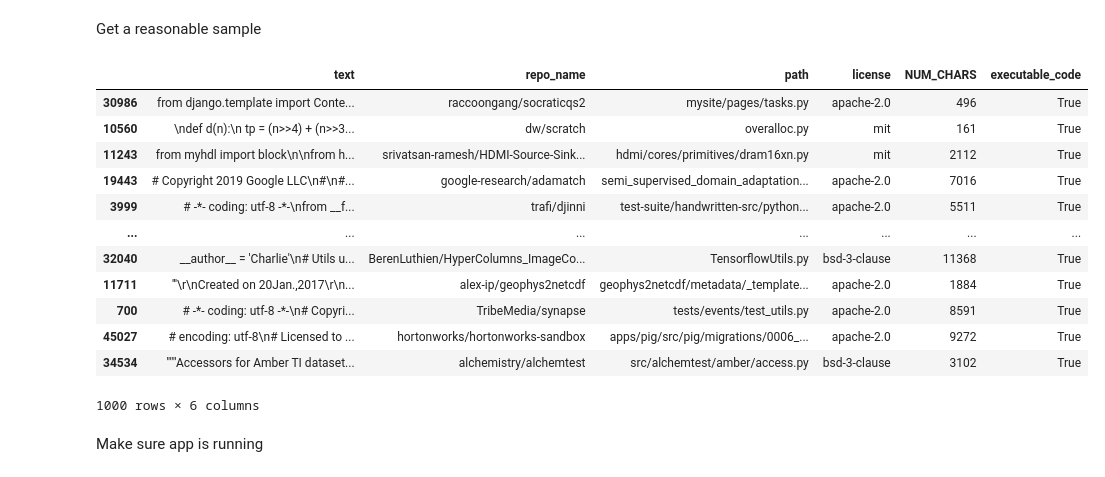
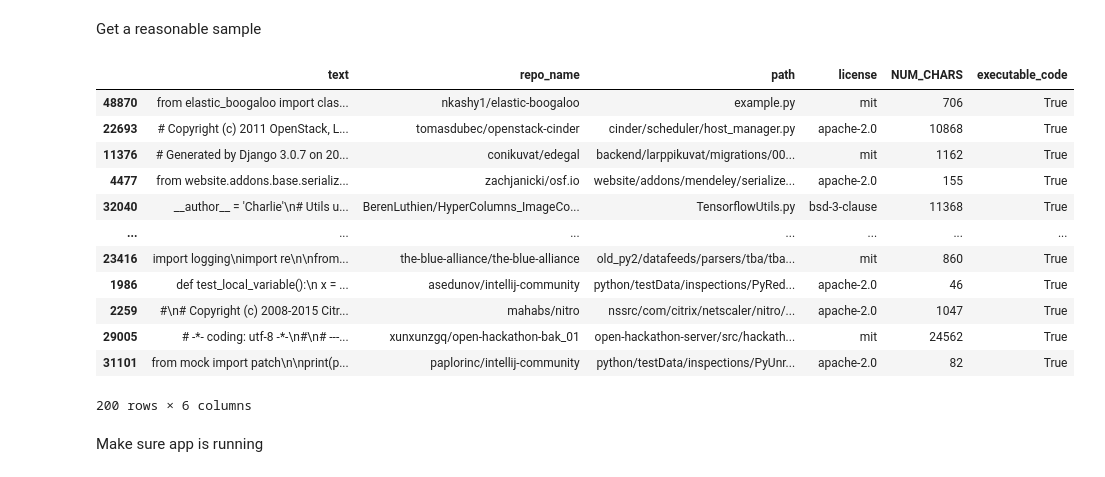
Before and after one commit to n-zalok/Python-Editor, a Jupyter notebook: notebooks/stimulate_users.ipynb, the cells around one changed output. Drawn from its saved outputs; the diff is of its cells as text; code cells hidden in the pictures.

```diff
--- a/notebooks/stimulate_users.ipynb
+++ b/notebooks/stimulate_users.ipynb
@@ -47,23 +47,23 @@ df = df[df["executable_code"]]
 # %% [markdown]
 Get a reasonable sample
 # %%
-DF_SIZE = 1000
+DF_SIZE = 200
 df = df.sample(n=DF_SIZE)
 df
 # %% [output]
 |  | text | repo_name | path | license | NUM_CHARS | executable_code |
-| 30986 | from django.template import Conte... | raccoongang/socraticqs2 | mysite/pages/tasks.py | apache-2.0 | 496 | True |
-| 10560 | \ndef d(n):\n tp = (n>>4) + (n>>3... | dw/scratch | overalloc.py | mit | 161 | True |
-| 11243 | from myhdl import block\n\nfrom h... | srivatsan-ramesh/HDMI-Source-Sink... | hdmi/cores/primitives/dram16xn.py | mit | 2112 | True |
-| 19443 | # Copyright 2019 Google LLC\n#\n#... | google-research/adamatch | semi_supervised_domain_adaptation... | apache-2.0 | 7016 | True |
-| 3999 | # -*- coding: utf-8 -*-\nfrom __f... | trafi/djinni | test-suite/handwritten-src/python... | apache-2.0 | 5511 | True |
+| 48870 | from elastic_boogaloo import clas... | nkashy1/elastic-boogaloo | example.py | mit | 706 | True |
+| 22693 | # Copyright (c) 2011 OpenStack, L... | tomasdubec/openstack-cinder | cinder/scheduler/host_manager.py | apache-2.0 | 10868 | True |
+| 11376 | # Generated by Django 3.0.7 on 20... | conikuvat/edegal | backend/larppikuvat/migrations/00... | mit | 1162 | True |
+| 4477 | from website.addons.base.serializ... | zachjanicki/osf.io | website/addons/mendeley/serialize... | apache-2.0 | 155 | True |
+| 32040 | __author__ = 'Charlie'\n# Utils u... | BerenLuthien/HyperColumns_ImageCo... | TensorflowUtils.py | bsd-3-clause | 11368 | True |
 | ... | ... | ... | ... | ... | ... | ... |
-| 32040 | __author__ = 'Charlie'\n# Utils u... | BerenLuthien/HyperColumns_ImageCo... | TensorflowUtils.py | bsd-3-clause | 11368 | True |
-| 11711 | '''\r\nCreated on 20Jan.,2017\r\n... | alex-ip/geophys2netcdf | geophys2netcdf/metadata/_template... | apache-2.0 | 1884 | True |
-| 700 | # -*- coding: utf-8 -*-\n# Copyri... | TribeMedia/synapse | tests/events/test_utils.py | apache-2.0 | 8591 | True |
-| 45027 | # encoding: utf-8\n# Licensed to ... | hortonworks/hortonworks-sandbox | apps/pig/src/pig/migrations/0006_... | apache-2.0 | 9272 | True |
-| 34534 | """Accessors for Amber TI dataset... | alchemistry/alchemtest | src/alchemtest/amber/access.py | bsd-3-clause | 3102 | True |
+| 23416 | import logging\nimport re\n\nfrom... | the-blue-alliance/the-blue-alliance | old_py2/datafeeds/parsers/tba/tba... | mit | 860 | True |
+| 1986 | def test_local_variable():\n x = ... | asedunov/intellij-community | python/testData/inspections/PyRed... | apache-2.0 | 46 | True |
+| 2259 | #\n# Copyright (c) 2008-2015 Citr... | mahabs/nitro | nssrc/com/citrix/netscaler/nitro/... | apache-2.0 | 1047 | True |
+| 29005 | # -*- coding: utf-8 -*-\n#\n# ---... | xunxunzgq/open-hackathon-bak_01 | open-hackathon-server/src/hackath... | mit | 24562 | True |
+| 31101 | from mock import patch\n\nprint(p... | paplorinc/intellij-community | python/testData/inspections/PyUnr... | apache-2.0 | 82 | True |
-1000 rows × 6 columns
+200 rows × 6 columns
 # %% [markdown]
 Make sure app is running
 # %%
```
Also changed, not shown: parts of 3 cells of this notebook, 8 other files.
